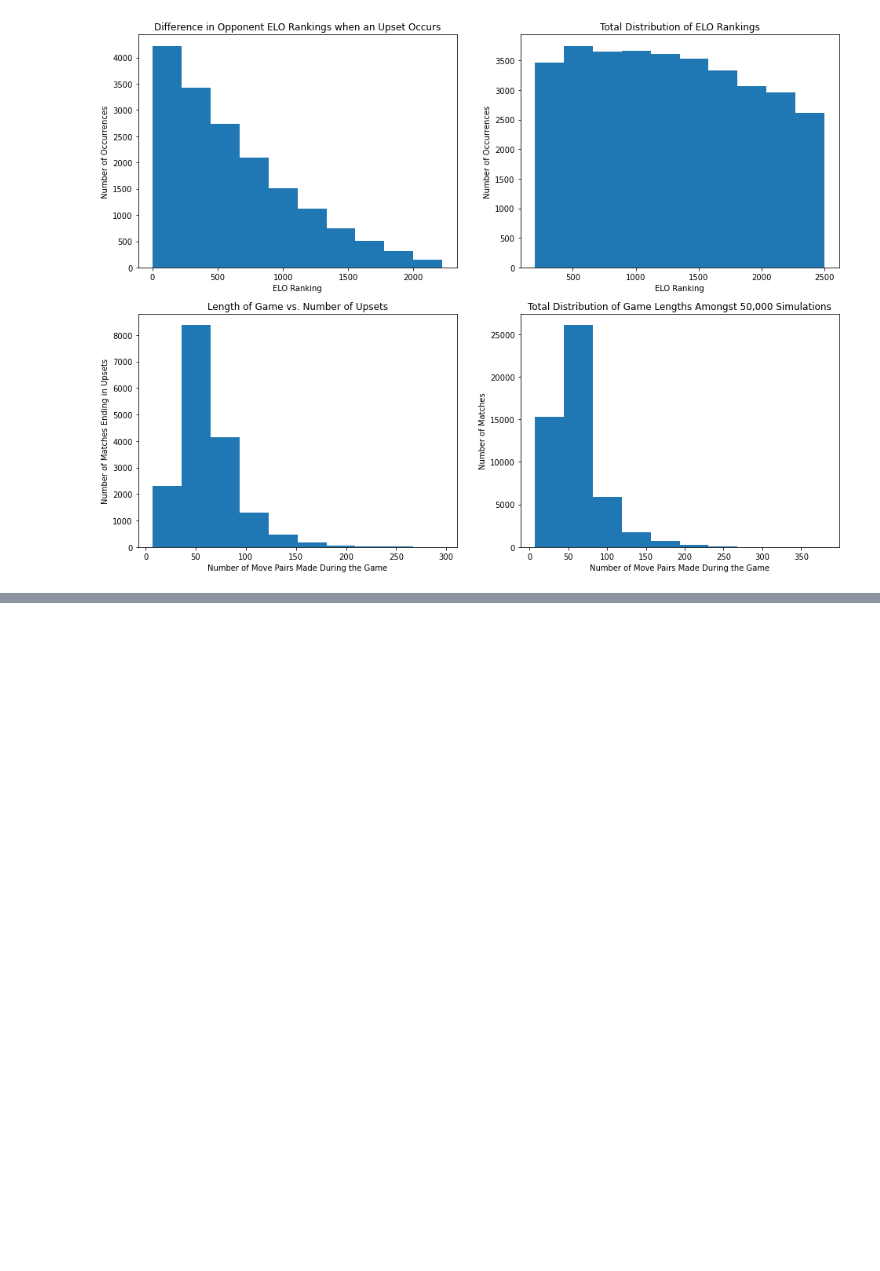
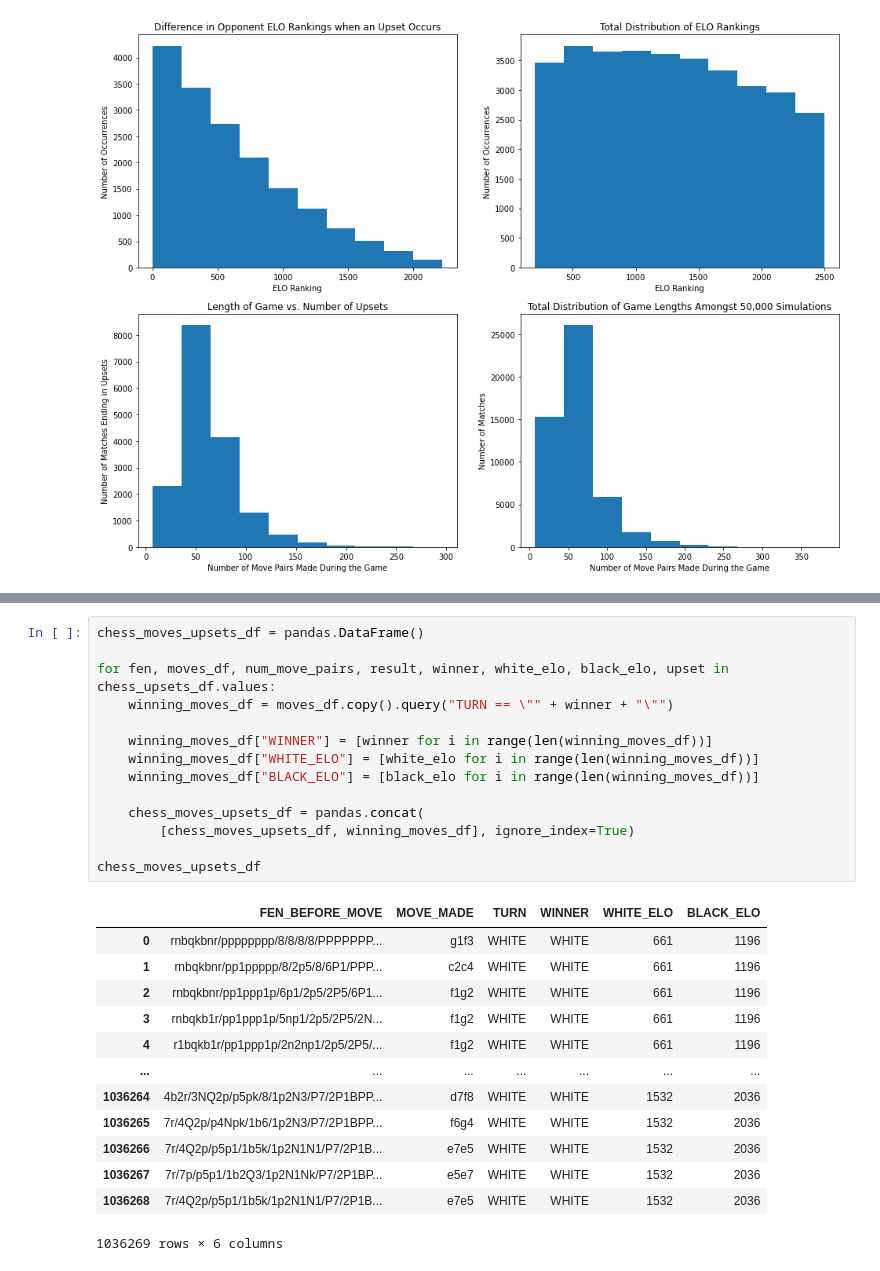
Before and after one commit to camandrewz/CMSC320-ChessDataScience, a Jupyter notebook: chess_idea.ipynb, the cells around one changed output, grey strips where cells are left out. Saved outputs shown, nothing was run; the diff lists cells and outputs as text; blank space fills up the shorter version.

```diff
--- a/chess_idea.ipynb
+++ b/chess_idea.ipynb
@@ -228,0 +312,28 @@ Based on the plots above, we can confirm that ELO rankings are *mostly* drawn fr
+# %%
+chess_moves_upsets_df = pandas.DataFrame()
+
+for fen, moves_df, num_move_pairs, result, winner, white_elo, black_elo, upset in chess_upsets_df.values:
+    winning_moves_df = moves_df.copy().query("TURN == \"" + winner + "\"")
+
+    winning_moves_df["WINNER"] = [winner for i in range(len(winning_moves_df))]
+    winning_moves_df["WHITE_ELO"] = [white_elo for i in range(len(winning_moves_df))]
+    winning_moves_df["BLACK_ELO"] = [black_elo for i in range(len(winning_moves_df))]
+
+    chess_moves_upsets_df = pandas.concat(
+        [chess_moves_upsets_df, winning_moves_df], ignore_index=True)
+
+chess_moves_upsets_df
+# %% [output]
+|  | FEN_BEFORE_MOVE | MOVE_MADE | TURN | WINNER | WHITE_ELO | BLACK_ELO |
+| 0 | rnbqkbnr/pppppppp/8/8/8/8/PPPPPPP... | g1f3 | WHITE | WHITE | 661 | 1196 |
+| 1 | rnbqkbnr/pp1ppppp/8/2p5/8/6P1/PPP... | c2c4 | WHITE | WHITE | 661 | 1196 |
+| 2 | rnbqkbnr/pp1ppp1p/6p1/2p5/2P5/6P1... | f1g2 | WHITE | WHITE | 661 | 1196 |
+| 3 | rnbqkb1r/pp1ppp1p/5np1/2p5/2P5/2N... | f1g2 | WHITE | WHITE | 661 | 1196 |
+| 4 | r1bqkb1r/pp1ppp1p/2n2np1/2p5/2P5/... | f1g2 | WHITE | WHITE | 661 | 1196 |
+| ... | ... | ... | ... | ... | ... | ... |
+| 1036264 | 4b2r/3NQ2p/p5pk/8/1p2N3/P7/2P1BPP... | d7f8 | WHITE | WHITE | 1532 | 2036 |
+| 1036265 | 7r/4Q2p/p4Npk/1b6/1p2N3/P7/2P1BPP... | f6g4 | WHITE | WHITE | 1532 | 2036 |
+| 1036266 | 7r/4Q2p/p5p1/1b5k/1p2N1N1/P7/2P1B... | e7e5 | WHITE | WHITE | 1532 | 2036 |
+| 1036267 | 7r/7p/p5p1/1b2Q3/1p2N1Nk/P7/2P1BP... | e5e7 | WHITE | WHITE | 1532 | 2036 |
+| 1036268 | 7r/4Q2p/p5p1/1b5k/1p2N1N1/P7/2P1B... | e7e5 | WHITE | WHITE | 1532 | 2036 |
+1036269 rows × 6 columns
```
Also changed, not shown: parts of 5 cells of this notebook.
